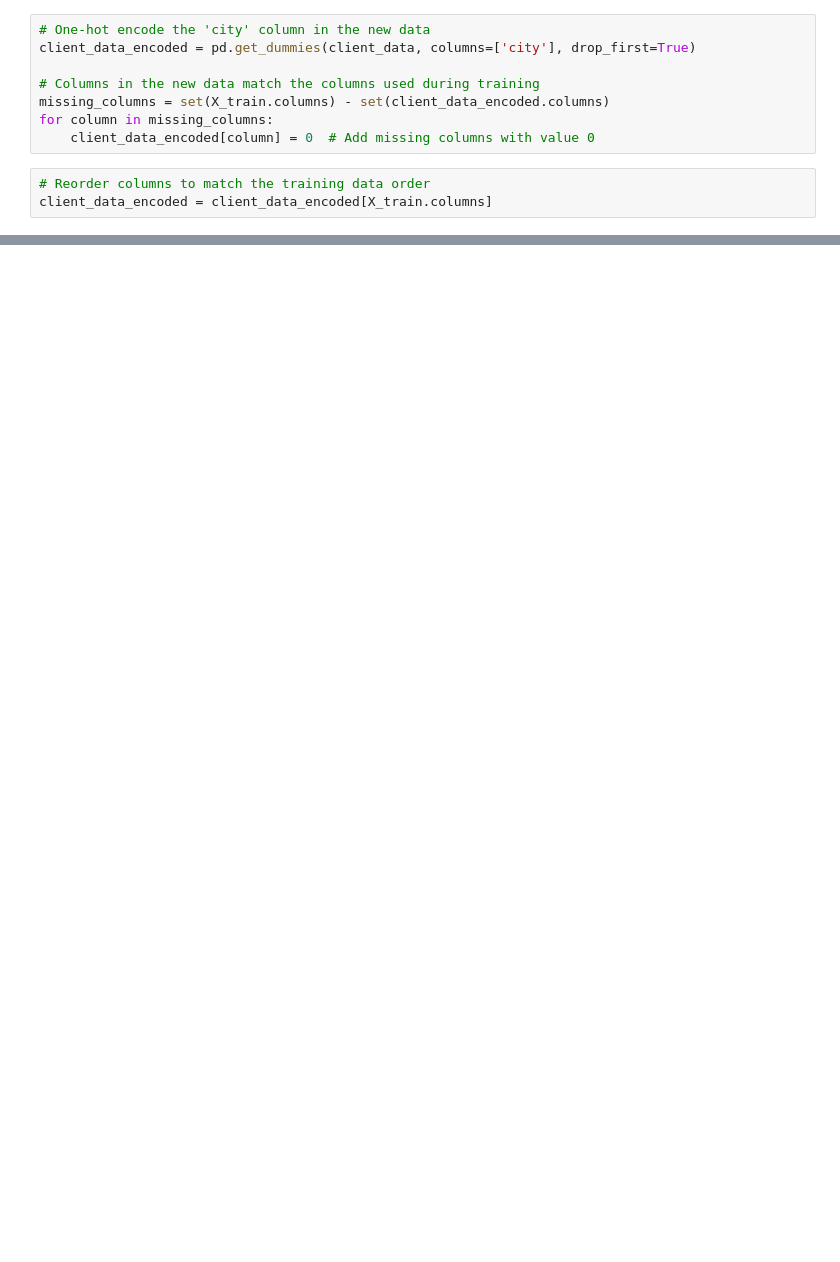
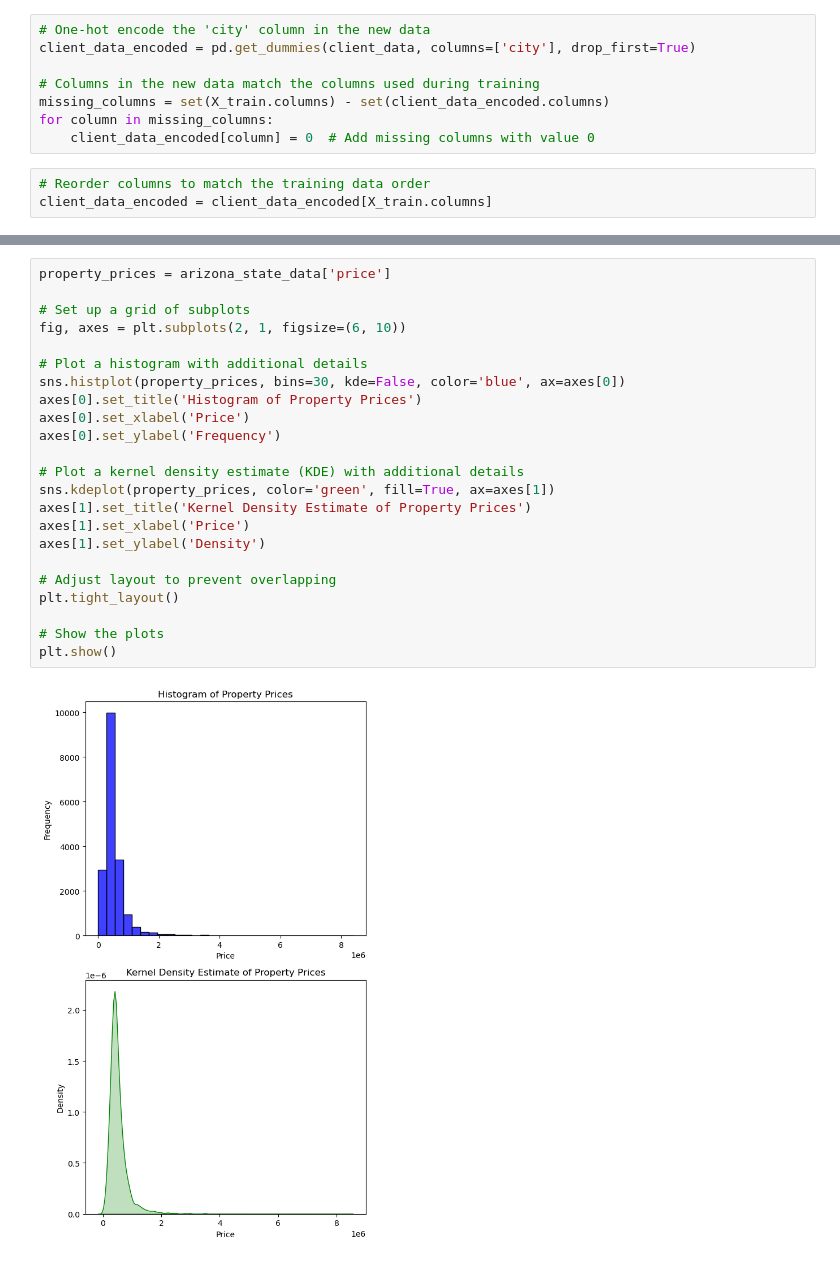
Before and after one commit to Jihyeyoon4/Project4-Group-2, a Jupyter notebook: Price Prediction and Linear Regression.ipynb, the cells around one changed output, grey strips where cells are left out. Cells and saved outputs as stored; diff of their text form; blank space fills up the shorter version.

```diff
--- a/Price Prediction and Linear Regression.ipynb
+++ b/Price Prediction and Linear Regression.ipynb
@@ -415,0 +462,25 @@ Intercept: -47796.753434461076
+# %%
+property_prices = arizona_state_data['price']
+
+# Set up a grid of subplots
+fig, axes = plt.subplots(2, 1, figsize=(6, 10))
+
+# Plot a histogram with additional details
+sns.histplot(property_prices, bins=30, kde=False, color='blue', ax=axes[0])
+axes[0].set_title('Histogram of Property Prices')
+axes[0].set_xlabel('Price')
+axes[0].set_ylabel('Frequency')
+
+# Plot a kernel density estimate (KDE) with additional details
+sns.kdeplot(property_prices, color='green', fill=True, ax=axes[1])
+axes[1].set_title('Kernel Density Estimate of Property Prices')
+axes[1].set_xlabel('Price')
+axes[1].set_ylabel('Density')
+
+# Adjust layout to prevent overlapping
+plt.tight_layout()
+
+# Show the plots
+plt.show()
+# %% [output]
+[figure, added]
```
Also changed, not shown: parts of 35 cells of this notebook.
